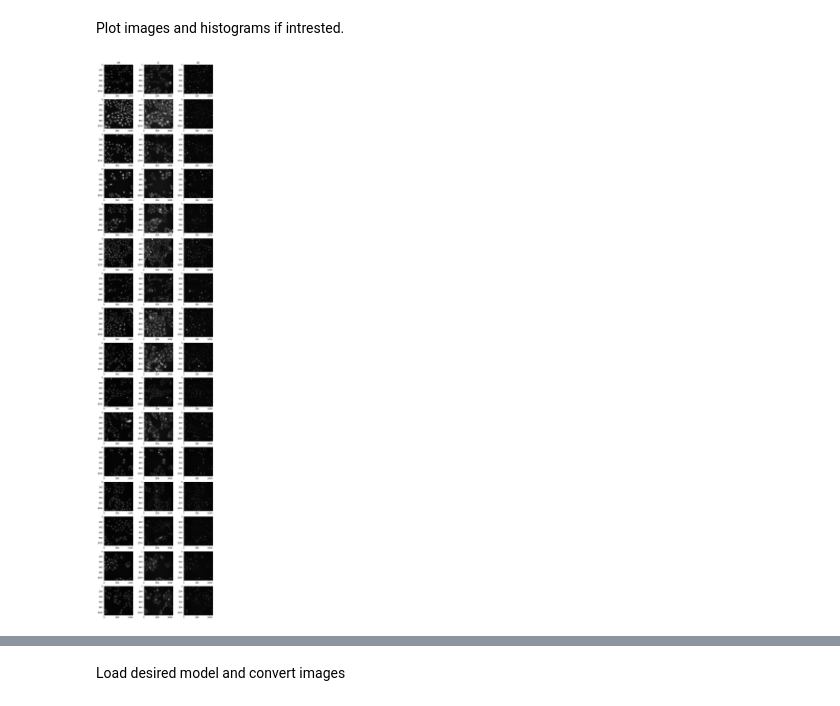
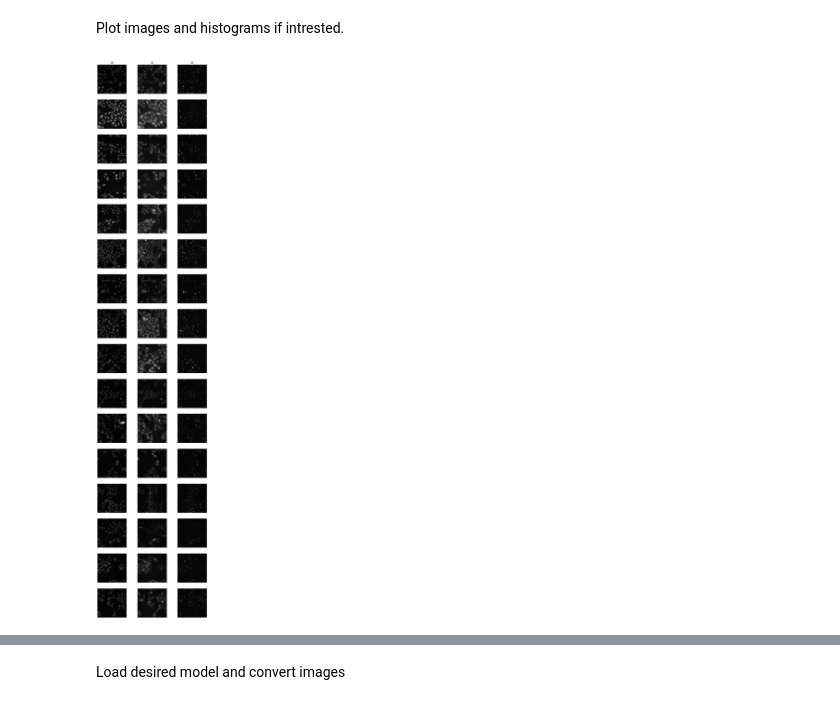
Before and after one commit to Aitslab/virtualstain, a Jupyter notebook: TeresaScheidt/src/Prediction.ipynb, the cells around one changed output, grey strips where cells are left out. Saved outputs shown, nothing was run; the diff lists cells and outputs as text; code cells hidden in the pictures.

```diff
--- a/TeresaScheidt/src/Prediction.ipynb
+++ b/TeresaScheidt/src/Prediction.ipynb
@@ -36,24 +36,27 @@ Plot images and histograms if intrested.
 # %%
 # plot images
 plt.figure(figsize=(10,50))
 n = d0_stack.shape[0]
 for p in range(n):
     plt.subplot(n,3,1+3*p)
     plt.imshow(d0_stack[p], cmap='gray')
+    plt.axis('off')
     if p == 0:
         plt.title('d0')
 
     plt.subplot(n,3,2+3*p)
     plt.imshow(d12_stack[p,:,:,0], cmap='gray')
+    plt.axis('off')
     if p == 0:
         plt.title('d1')
 
     plt.subplot(n,3,3+3*p)
     plt.imshow(d12_stack[p,:,:,1], cmap='gray')
+    plt.axis('off')
     if p == 0:
         plt.title('d2')
 # %% [output]
-[figure, old version]
+[figure, new version]
 # %%
 # plot histograms
 plt.figure(figsize=(15,10))
```
Also changed, not shown: parts of 7 cells of this notebook, 6 other files.
